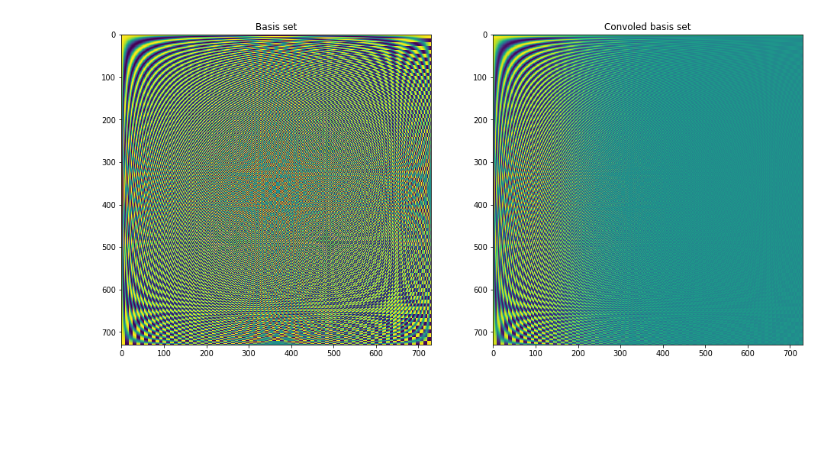
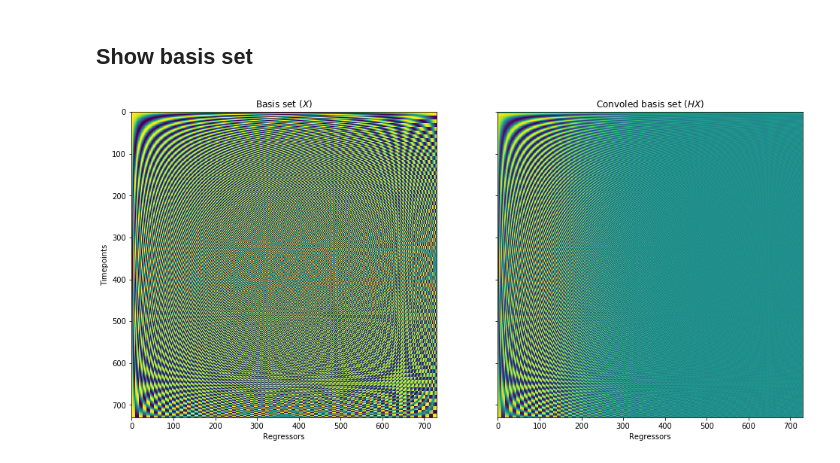
Before and after one commit to kbonna/decidenet, a Jupyter notebook: connectivity_analysis/dn_ca_02_ridge_deconvolution.ipynb, the cells around one changed output. Saved outputs shown, nothing was run; the diff lists cells and outputs as text; code cells hidden in the pictures; blank space fills up the shorter version.

```diff
--- a/connectivity_analysis/dn_ca_02_ridge_deconvolution.ipynb
+++ b/connectivity_analysis/dn_ca_02_ridge_deconvolution.ipynb
@@ -47,25 +8,0 @@ plt.plot(hrf_spm)
-# %%
-def dct_basis(n, k):
-    '''Creates basis functions for Discrete Cosine Transform (DCT).'''
-    C = np.zeros((n, k))
-    for i in range(k):
-        C[:, i] = np.sqrt(2 / n) * np.cos(np.pi * np.arange(n) * i / n)
-    return C
-
-X = dct_basis(n_volumes, n_volumes)
-# %%
-def convolve(signal, t_r=2):
-
-    n_volumes = len(signal)
-    onsets = np.zeros((3, n_volumes))
-    for vol, amplitude in enumerate(signal):
-        onsets[:, vol] = (vol * t_r, 0, amplitude)
-
-    signal_bold = hemodynamic_models.compute_regressor(
-        onsets,                             # input signal
-        'spm',                              # hrf type
-        np.arange(0, n_volumes * t_r, t_r), # frame times
-        oversampling=50,
-        fir_delays=None)[0].ravel()
-
-    return signal_bold
@@ -76,0 +9,3 @@ for i, xi in enumerate(X):
+# %%
+n_volumes = 730
+t_r = 2
@@ -77,11 +63,17 @@ for i, xi in enumerate(X):
+# %% [markdown]
+## Show basis set
 # %%
-fig, ax = plt.subplots(figsize=(16, 8), ncols=2)
+fig, ax = plt.subplots(figsize=(16, 8), ncols=2, sharey=True)
 
 ax[0].imshow(X)
-ax[0].set_title('Basis set')
+ax[0].set_title(r'Basis set ($X$)')
+ax[0].set_xlabel('Regressors')
+ax[0].set_ylabel('Timepoints')
+
 ax[1].imshow(HX)
-ax[1].set_title('Convoled basis set')
+ax[1].set_title(r'Convoled basis set ($HX$)')
+ax[1].set_xlabel('Regressors')
 
 plt.show()
 # %% [output]
-[figure, old version]
+[figure, new version]
```
Also changed, not shown: parts of 11 cells of this notebook, 4 other files.
